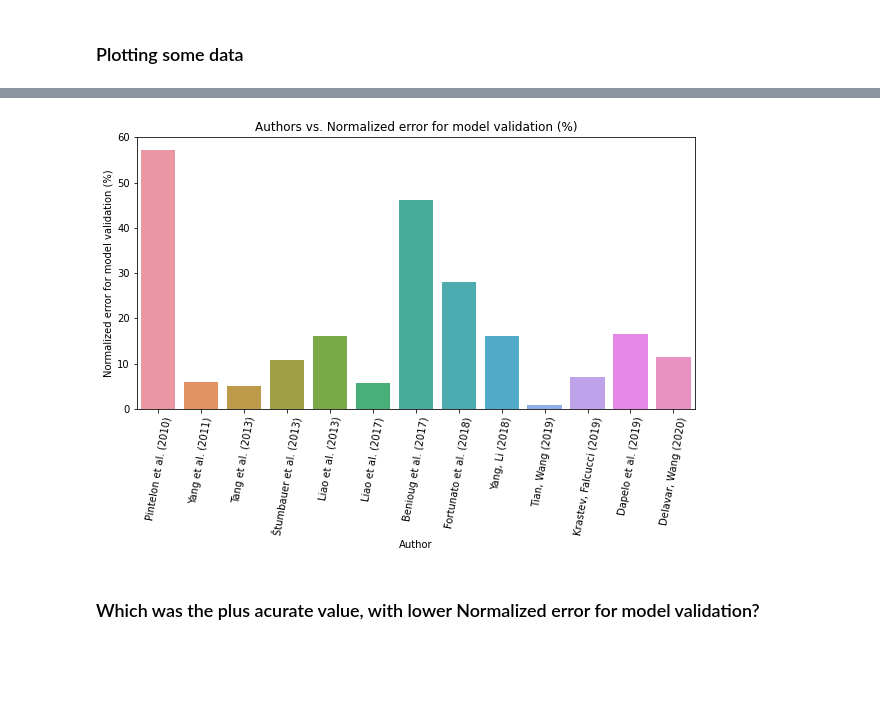
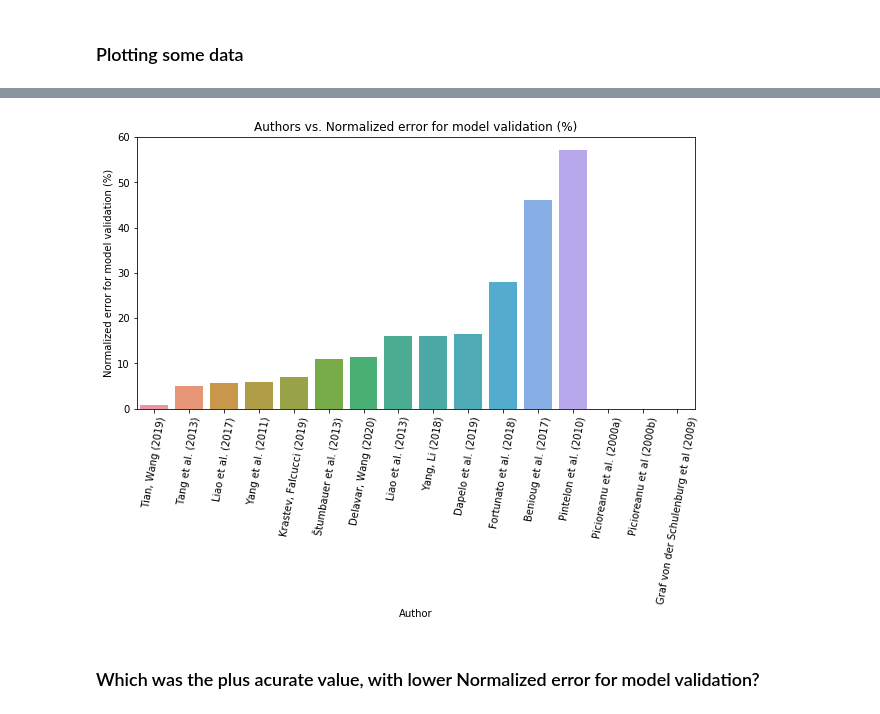
Before and after one commit to simoneperazzoli/Sauron, a Jupyter notebook: LBM_WWTP/Part_2_Data-analysis.ipynb, the cells around one changed output, grey strips where cells are left out. Saved outputs shown, nothing was run; the diff lists cells and outputs as text; code cells hidden in the pictures; blank space fills up the shorter version.

```diff
--- a/LBM_WWTP/Part_2_Data-analysis.ipynb
+++ b/LBM_WWTP/Part_2_Data-analysis.ipynb
@@ -306,0 +406,4 @@ table[['Normalized error for model validation (%)','Ref.']]
+# %%
+table = table.sort_values('Normalized error for model validation (%)', ascending = True)
+norm_error = table['Normalized error for model validation (%)'].dropna()
+print(norm_error)
@@ -307,15 +425,14 @@ table[['Normalized error for model validation (%)','Ref.']]
 # %%
-norm_error = table['Normalized error for model validation (%)'].dropna()
 author = table['Ref.']
 plt.figure(figsize=(10,5))
-sns.barplot(x=author[3:16],y=norm_error)
+sns.barplot(x=author,y=norm_error)
 plt.xticks(rotation=80)
 plt.xlabel('Author')
 plt.ylabel('Normalized error for model validation (%)')
 plt.title('Authors vs. Normalized error for model validation (%)')
 plt.show()
 # %% [output]
-[figure, old version]
+[figure, new version]
 # %% [markdown]
 ### Which was the plus acurate value, with lower Normalized error for model validation?
 # %%
```
Also changed, not shown: parts of 22 cells of this notebook.
